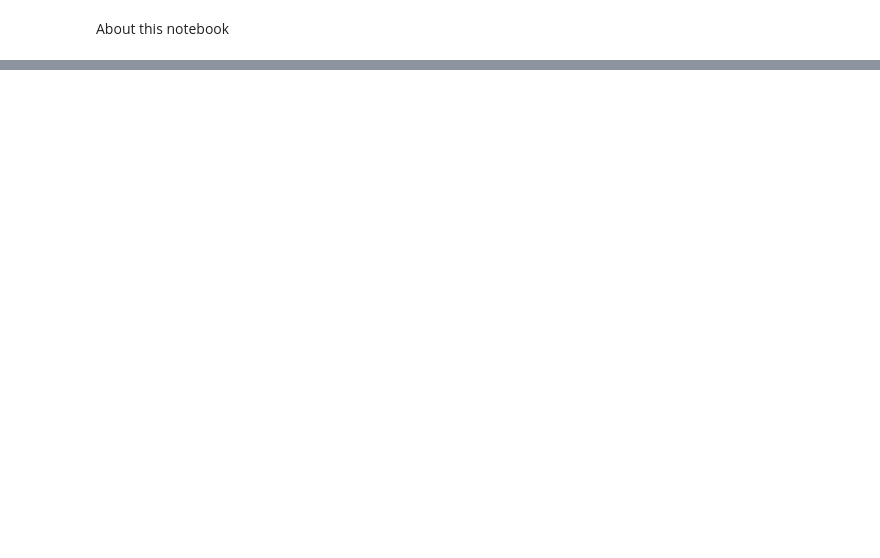
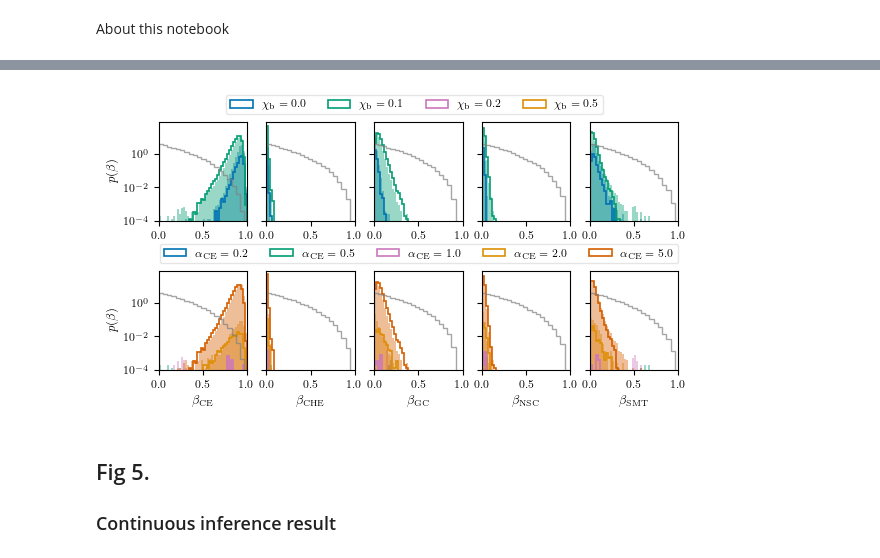
Before and after one commit to michaelzevin/AMAZE, a Jupyter notebook: notebooks/paper_plots_flow.ipynb, the cells around one changed output, grey strips where cells are left out. Cells and saved outputs as stored; diff of their text form; code cells hidden in the pictures; blank space fills up the shorter version.

```diff
--- a/notebooks/paper_plots_flow.ipynb
+++ b/notebooks/paper_plots_flow.ipynb
@@ -324,0 +431,22 @@ def plot_llh_ratio_CE(flow_dir, outdir, justplot=False):
+# %%
+def load_result_samps(filenames, Nhyper=2, Nchannels=5, detectable=False):
+    """
+    Loads hyperposterior samples from list of hdf5 files
+    filenames : list, array
+    """
+    samples_allchains = np.array([])
+    for i, filename in enumerate(filenames):
+        try:
+            result = h5py.File(filename, 'r')
+        except:
+            print(f'file {filename} not found')
+            continue
+        if detectable:
+            result_key = 'detectable_samples'
+        else:
+            result_key = 'samples'
+        samples_file = result['model_selection'][result_key]['block0_values']
+        samples_allchains = np.append(samples_allchains, samples_file)
+        samples_allchains = np.reshape(samples_allchains, (-1, Nhyper+Nchannels))
+
+    return samples_allchains
@@ -324,0 +530,9 @@ def plot_llh_ratio_CE(flow_dir, outdir, justplot=False):
+# %%
+filenames = glob.glob('/data/wiay/2297403c/amaze_model_select/Nflows_AMAZE_paper/outputs/discrete_GWTC3/flow_retrainedCE/*.hdf5')
+KDE_filenames = glob.glob('/data/wiay/2297403c/amaze_model_select/Nflows_AMAZE_paper/outputs/discrete_GWTC3/KDEs/*.hdf5')
+make_1D_result_discrete(filenames, second_files=KDE_filenames)
+# %% [output]
+[figure, added]
+# %% [markdown]
+## Fig 5.
+### Continuous inference result
```
Also changed, not shown: parts of 23 cells of this notebook.
